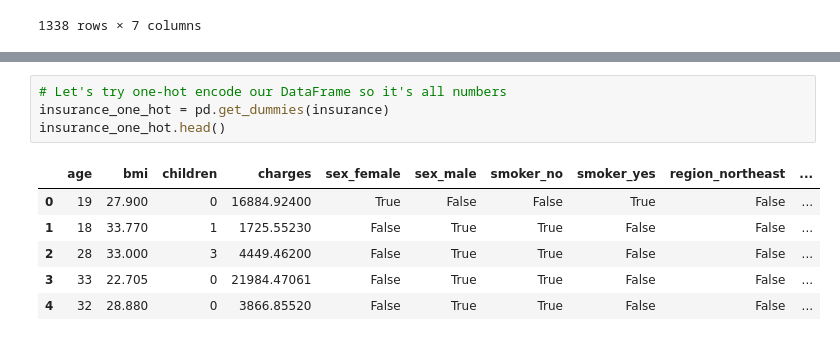
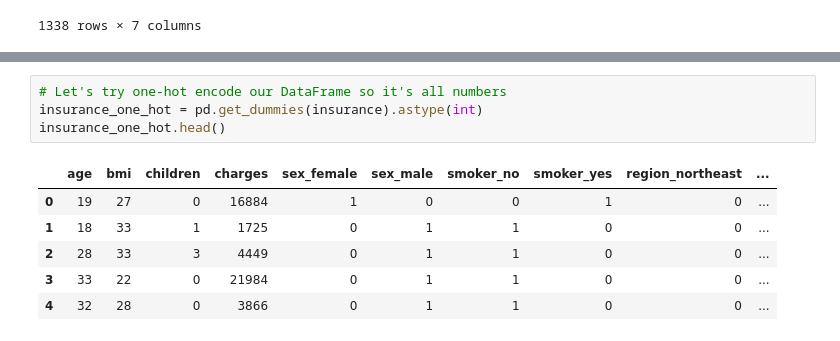
Before and after one commit to nushuhu51-ux/TENSORFLOW-FULL-COURSE-FOR-DEEP-LEARNING, a Jupyter notebook: 01_neural_network_regression_with_tensorflow_part_2.ipynb, the cells around one changed output, grey strips where cells are left out. Cells and saved outputs as stored; diff of their text form.

```diff
--- a/01_neural_network_regression_with_tensorflow_part_2.ipynb
+++ b/01_neural_network_regression_with_tensorflow_part_2.ipynb
@@ -1042,14 +1042,14 @@ insurance["smoker"], insurance["age"]
  Name: age, Length: 1338, dtype: int64)
 # %%
 # Let's try one-hot encode our DataFrame so it's all numbers
-insurance_one_hot = pd.get_dummies(insurance)
+insurance_one_hot = pd.get_dummies(insurance).astype(int)
 insurance_one_hot.head()
 # %% [output]
 |  | age | bmi | children | charges | sex_female | sex_male | smoker_no | smoker_yes | region_northeast | ... |
-| 0 | 19 | 27.900 | 0 | 16884.92400 | True | False | False | True | False | ... |
-| 1 | 18 | 33.770 | 1 | 1725.55230 | False | True | True | False | False | ... |
-| 2 | 28 | 33.000 | 3 | 4449.46200 | False | True | True | False | False | ... |
-| 3 | 33 | 22.705 | 0 | 21984.47061 | False | True | True | False | False | ... |
-| 4 | 32 | 28.880 | 0 | 3866.85520 | False | True | True | False | False | ... |
+| 0 | 19 | 27 | 0 | 16884 | 1 | 0 | 0 | 1 | 0 | ... |
+| 1 | 18 | 33 | 1 | 1725 | 0 | 1 | 1 | 0 | 0 | ... |
+| 2 | 28 | 33 | 3 | 4449 | 0 | 1 | 1 | 0 | 0 | ... |
+| 3 | 33 | 22 | 0 | 21984 | 0 | 1 | 1 | 0 | 0 | ... |
+| 4 | 32 | 28 | 0 | 3866 | 0 | 1 | 1 | 0 | 0 | ... |
 # %%
 # create x and y values (features and labels)
```
Also changed, not shown: parts of 6 cells of this notebook.
